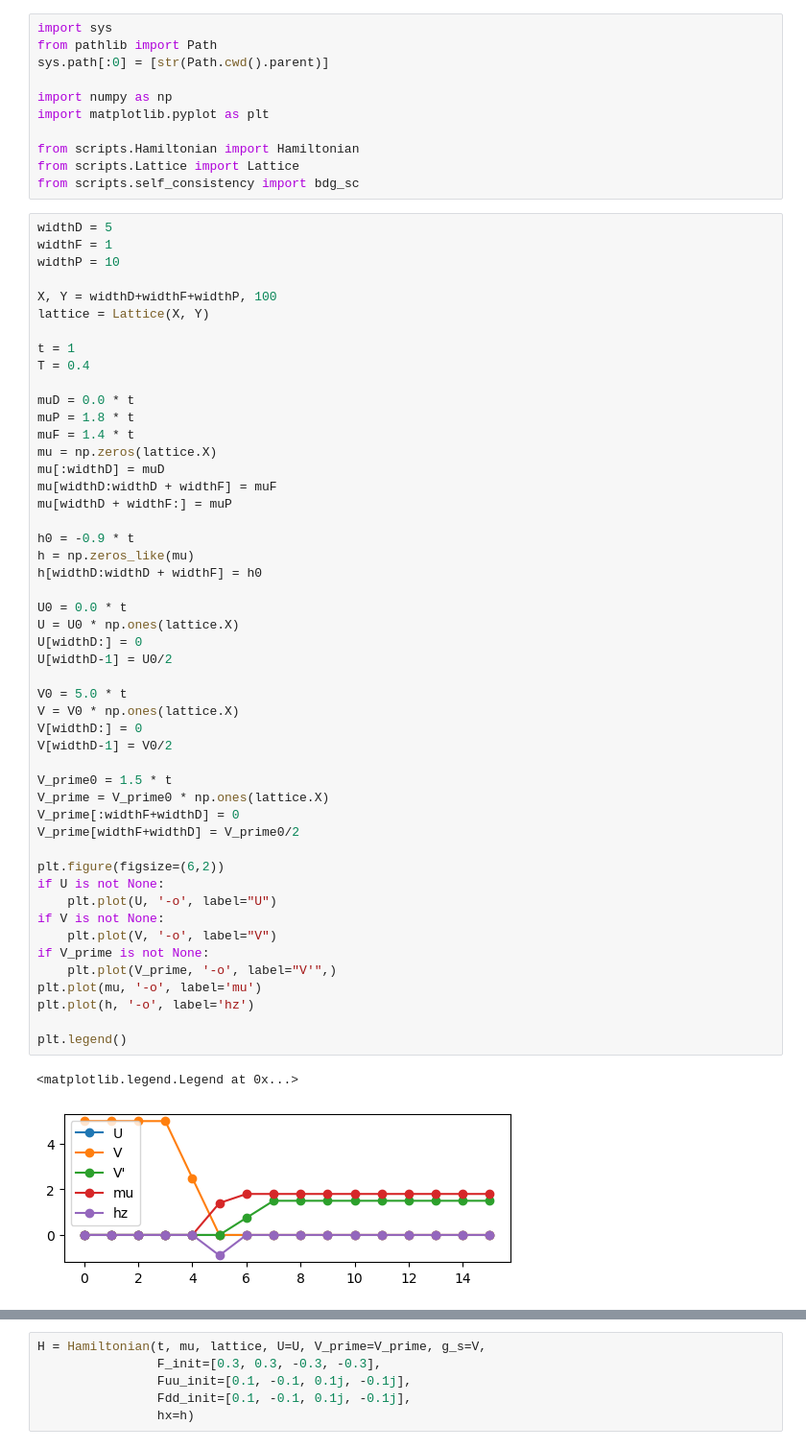
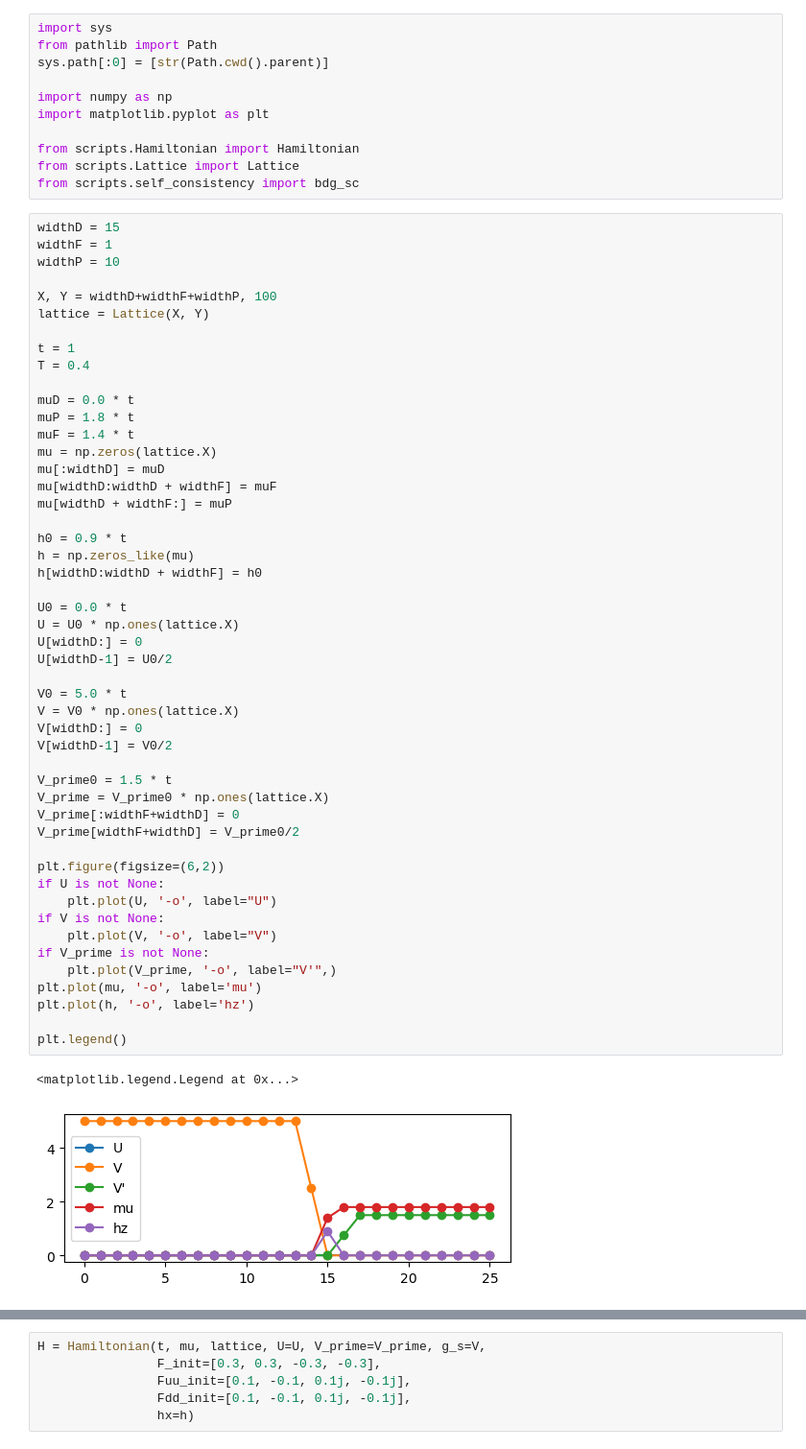
Before and after one commit to emilssp/master-thesis-codebase, a Jupyter notebook: notebooks2/DFP.ipynb, the cells around one changed output, grey strips where cells are left out. Shown at 96% size. Cells and saved outputs as stored; diff of their text form.

```diff
--- a/notebooks2/DFP.ipynb
+++ b/notebooks2/DFP.ipynb
@@ -10,7 +10,7 @@ from scripts.Hamiltonian import Hamiltonian
 from scripts.Lattice import Lattice
 from scripts.self_consistency import bdg_sc
 # %%
-widthD = 5
+widthD = 15
 widthF = 1
 widthP = 10
 
@@ -28,39 +28,39 @@ mu[:widthD] = muD
 mu[widthD:widthD + widthF] = muF
 mu[widthD + widthF:] = muP
 
-h0 = -0.9 * t
+h0 = 0.9 * t
 h = np.zeros_like(mu)
 h[widthD:widthD + widthF] = h0
 
 U0 = 0.0 * t
 U = U0 * np.ones(lattice.X)
 U[widthD:] = 0
 U[widthD-1] = U0/2
 
 V0 = 5.0 * t
 V = V0 * np.ones(lattice.X)
 V[widthD:] = 0
 V[widthD-1] = V0/2
 
 V_prime0 = 1.5 * t
 V_prime = V_prime0 * np.ones(lattice.X)
 V_prime[:widthF+widthD] = 0
 V_prime[widthF+widthD] = V_prime0/2
 
 plt.figure(figsize=(6,2))
 if U is not None:
     plt.plot(U, '-o', label="U")
 if V is not None:
     plt.plot(V, '-o', label="V")
 if V_prime is not None:
     plt.plot(V_prime, '-o', label="V'",)
 plt.plot(mu, '-o', label='mu')
 plt.plot(h, '-o', label='hz')
 
 plt.legend()
 # %% [output]
 <matplotlib.legend.Legend at 0x...>
-[figure, old version]
+[figure, new version]
 # %%
 V_plus = np.r_[V[:-1], [0]]
 V_minus = np.r_[[0], V[1:]]
```
Also changed, not shown: parts of 3 cells of this notebook, 23 other files.
